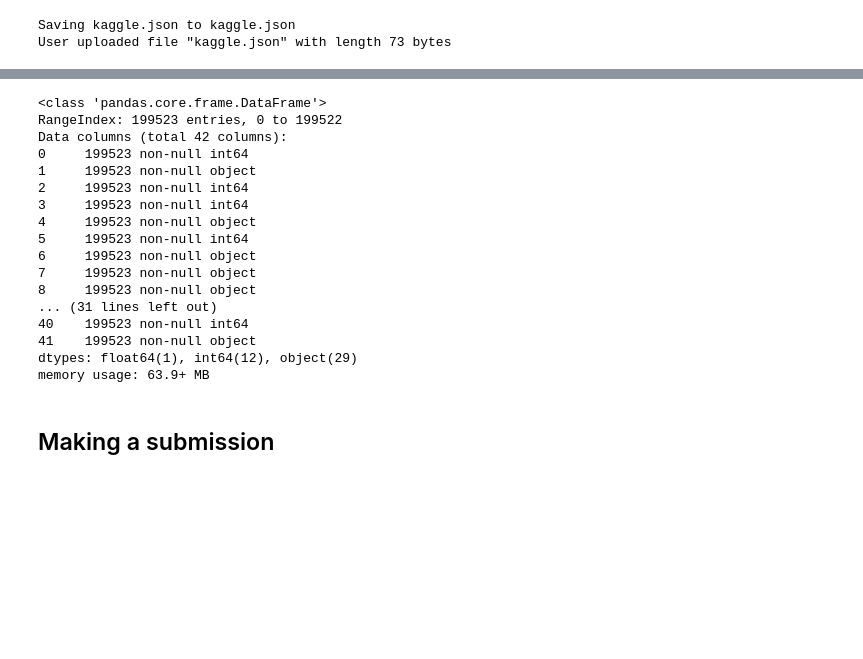
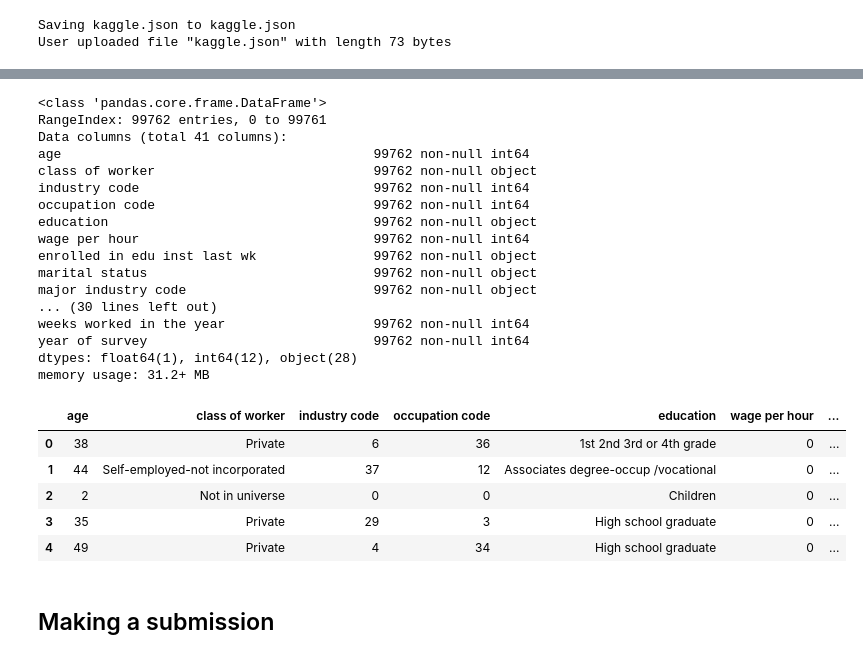
Before and after one commit to w8mr/ing-ml-challenge, a Jupyter notebook: challenge.ipynb, the cells around one changed output, grey strips where cells are left out. Drawn from its saved outputs; the diff is of its cells as text; code cells hidden in the pictures; blank space fills up the shorter version.

```diff
--- a/challenge.ipynb
+++ b/challenge.ipynb
@@ -122,26 +111,31 @@ Archive:  census-income.data.zip
 # %%
-import pandas as pd
-
-train_df = pd.read_csv('census-income.data', header=None)
-train_df.info()
+test_df = pd.read_csv('census-income.test', header=None, names=header_list[:-1])
+test_df.info()
+test_df.head()
 # %% [output]
 <class 'pandas.core.frame.DataFrame'>
-RangeIndex: 199523 entries, 0 to 199522
-Data columns (total 42 columns):
-0     199523 non-null int64
-1     199523 non-null object
-2     199523 non-null int64
-3     199523 non-null int64
-4     199523 non-null object
-5     199523 non-null int64
-6     199523 non-null object
-7     199523 non-null object
-8     199523 non-null object
-... (31 lines left out)
-40    199523 non-null int64
-41    199523 non-null object
-dtypes: float64(1), int64(12), object(29)
-memory usage: 63.9+ MB
+RangeIndex: 99762 entries, 0 to 99761
+Data columns (total 41 columns):
+age                                        99762 non-null int64
+class of worker                            99762 non-null object
+industry code                              99762 non-null int64
+occupation code                            99762 non-null int64
+education                                  99762 non-null object
+wage per hour                              99762 non-null int64
+enrolled in edu inst last wk               99762 non-null object
+marital status                             99762 non-null object
+major industry code                        99762 non-null object
+... (30 lines left out)
+weeks worked in the year                   99762 non-null int64
+year of survey                             99762 non-null int64
+dtypes: float64(1), int64(12), object(28)
+memory usage: 31.2+ MB
+|  | age | class of worker | industry code | occupation code | education | wage per hour | ... |
+| 0 | 38 | Private | 6 | 36 | 1st 2nd 3rd or 4th grade | 0 | ... |
+| 1 | 44 | Self-employed-not incorporated | 37 | 12 | Associates degree-occup /vocational | 0 | ... |
+| 2 | 2 | Not in universe | 0 | 0 | Children | 0 | ... |
+| 3 | 35 | Private | 29 | 3 | High school graduate | 0 | ... |
+| 4 | 49 | Private | 4 | 34 | High school graduate | 0 | ... |
 # %% [markdown]
 ## Making a submission
 # %%
```
Also changed, not shown: parts of 19 cells of this notebook.
